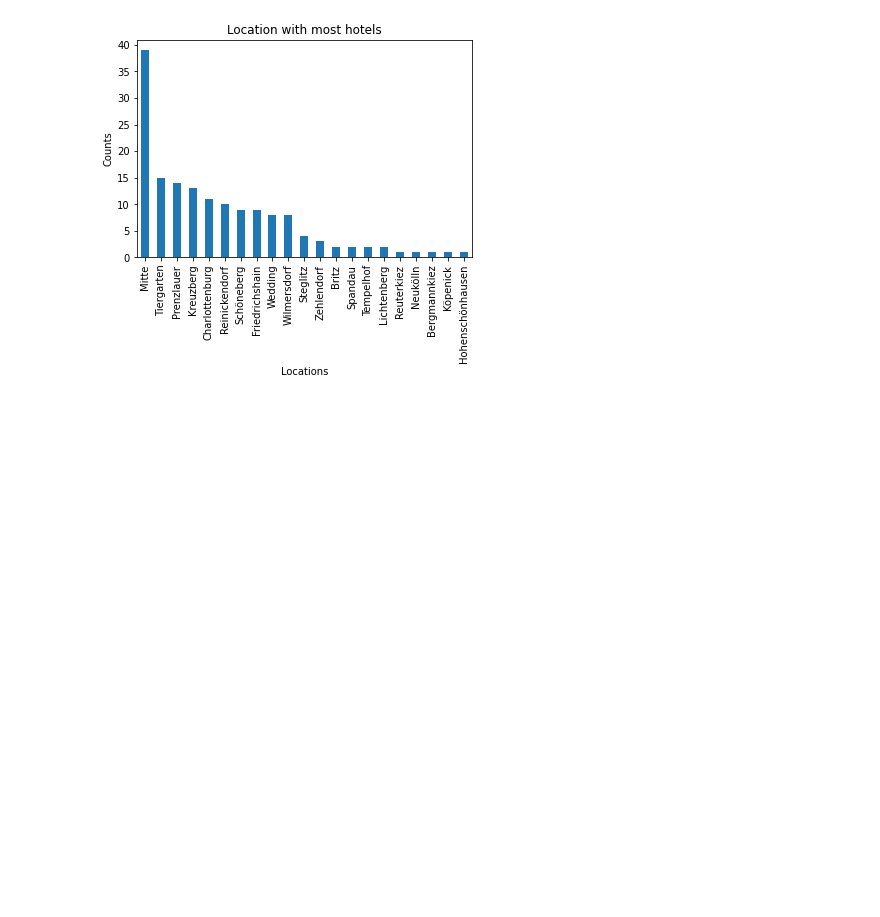
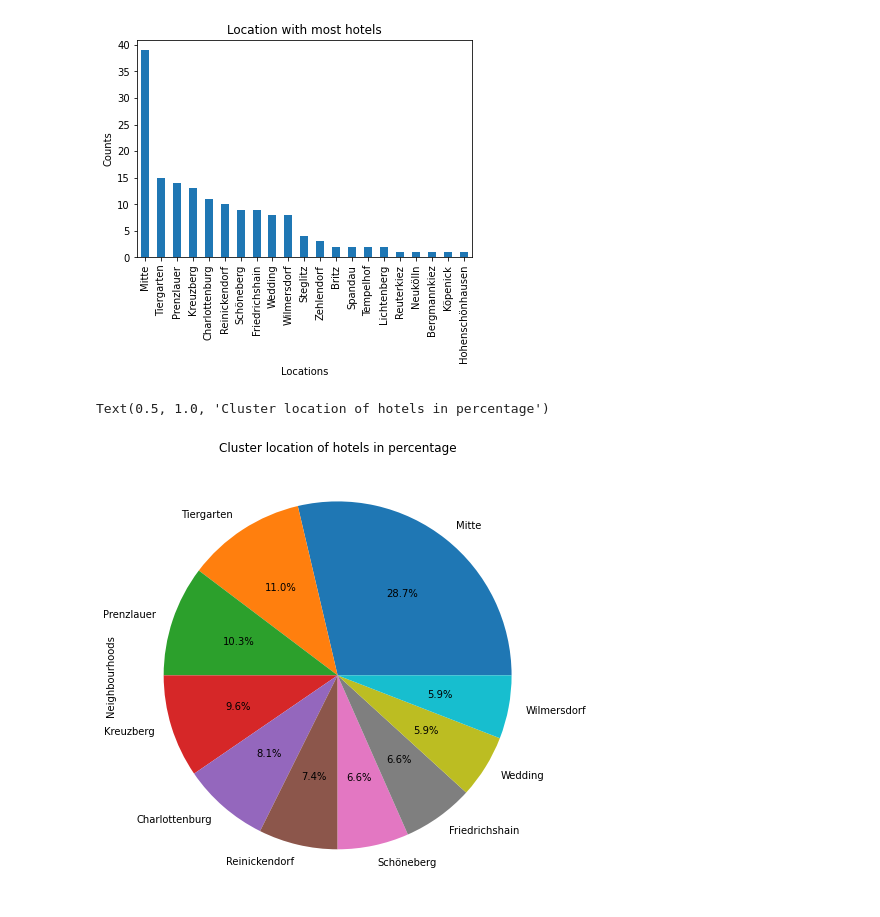
Before and after one commit to AndreaViviani89/1st-Build-Week, a Jupyter notebook: Hotelanalysis.ipynb, the cells around one changed output. Saved outputs shown, nothing was run; the diff lists cells and outputs as text; code cells hidden in the pictures; blank space fills up the shorter version.

```diff
--- a/Hotelanalysis.ipynb
+++ b/Hotelanalysis.ipynb
@@ -28,3 +20,15 @@ plt.title('Location with most hotels')
 # %% [output]
 Text(0.5, 1.0, 'Location with most hotels')
 [figure]
+# %%
+
+df['Neighbourhoods'].value_counts().nlargest(10).plot(kind = 'pie',figsize=(8,8), autopct = '%1.1f%%')
+# ax = plt.axes()
+
+# # Setting the background color of the plot
+# # using set_facecolor() method
+# ax.set_facecolor("white")
+plt.title('Cluster location of hotels in percentage')
+# %% [output]
+Text(0.5, 1.0, 'Cluster location of hotels in percentage')
+[figure, added]
```
Also changed, not shown: parts of 7 cells of this notebook.
